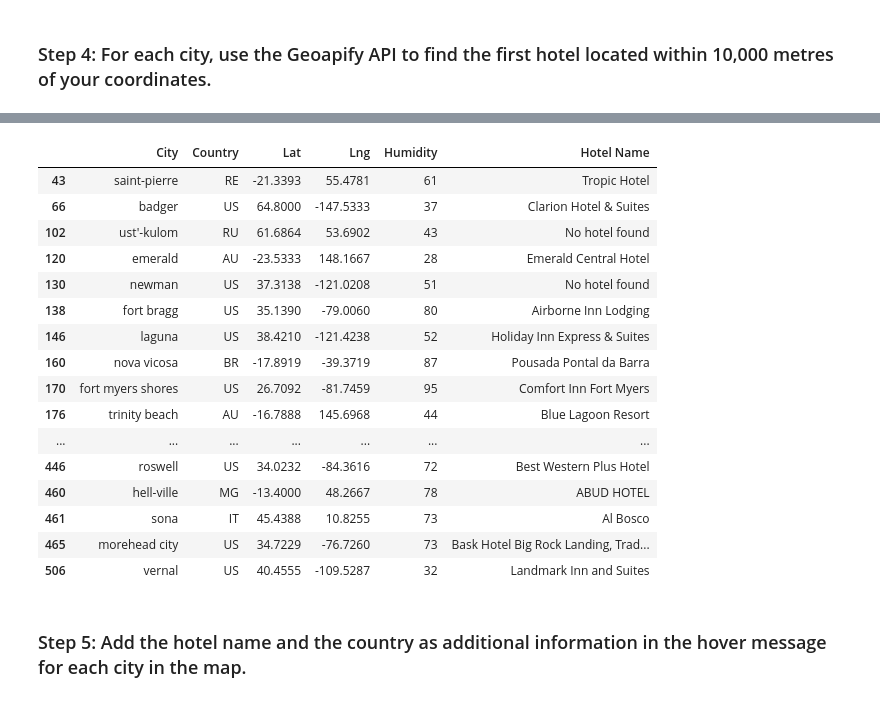
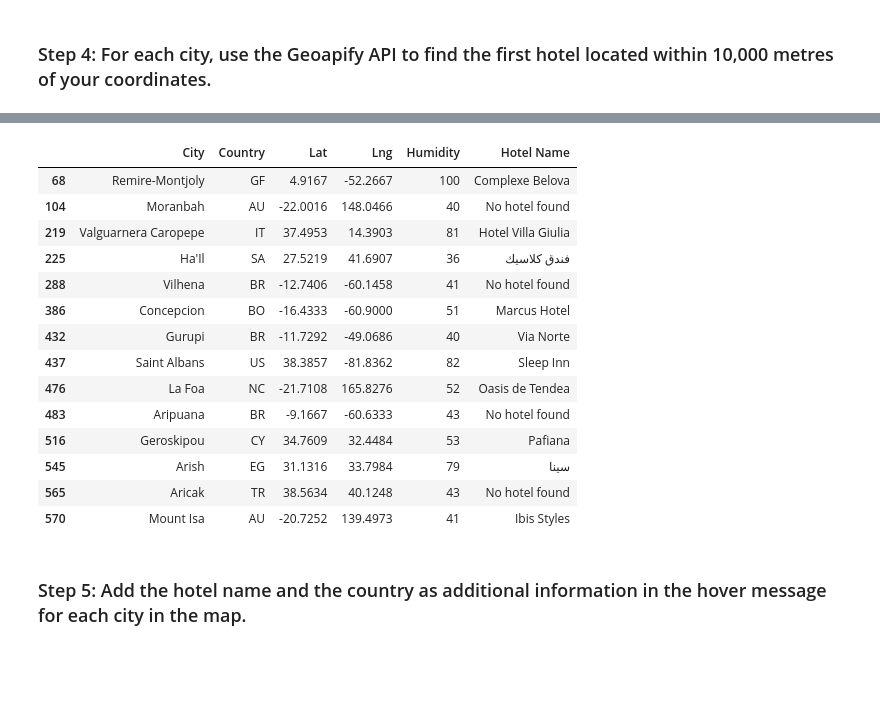
Before and after one commit to cfortiz/python-api-challenge, a Jupyter notebook: WeatherPy/VacationPy.ipynb, the cells around one changed output, grey strips where cells are left out. Saved outputs shown, nothing was run; the diff lists cells and outputs as text; code cells hidden in the pictures; blank space fills up the shorter version.

```diff
--- a/WeatherPy/VacationPy.ipynb
+++ b/WeatherPy/VacationPy.ipynb
@@ -19,6 +15,9 @@ from api_keys import geoapify_key
 # Load the CSV file created in Part 1 into a Pandas DataFrame
 city_data_df = pd.read_csv("output_data/cities.csv")
 
+# Re-capitalize city names, since the API brought them in lowercase
+city_data_df["City"] = city_data_df["City"].str.title()
+
 # Display sample data
 city_data_df.head()
 # %% [output]
@@ -58,12 +57,11 @@ map_plot_1
 # Narrow down cities that fit criteria and drop any results with null values
 # Criteria max temp between 68°F and 78°F, wind speed of at most 10 mph, and
 # 0% cloudiness.
-
-ideal_df = city_data_df.loc[ \
-    (city_data_df[["Max Temp"]] >= 68) & \
-    (city_data_df[["Max Temp"]] <= 78) & \
-    (city_data_df[["Wind Speed"]] <= 10) & \
-    (city_data_df[["Cloudiness"]] == 0), : \
+ideal_df = city_data_df.loc[
+    (city_data_df["Max Temp"] >= 68) &
+    (city_data_df["Max Temp"] <= 78) &
+    (city_data_df["Wind Speed"] <= 10) &
+    (city_data_df["Cloudiness"] == 0)
 ]
 
 # Drop any rows with null values
@@ -77,12 +80,12 @@ ValueError: Cannot index with multidimensional key
 ### Step 3: Create a new DataFrame called `hotel_df`.
 # %%
 # Use the Pandas copy function to create DataFrame called hotel_df to store the city, country, coordinates, and humidity
-# YOUR CODE HERE
+hotel_df = ideal_df[["City", "Country", "Lat", "Lng", "Humidity"]].copy()
 
 # Add an empty column, "Hotel Name," to the DataFrame so you can store the hotel found using the Geoapify API
-# YOUR CODE HERE
+hotel_df["Hotel Name"] = ""
 
 # Display sample data
-# YOUR CODE HERE
+hotel_df.head()
 # %% [output]
 |  | City | Country | Lat | Lng | Humidity | Hotel Name |
@@ -106,10 +98,12 @@ ValueError: Cannot index with multidimensional key
 ### Step 4: For each city, use the Geoapify API to find the first hotel located within 10,000 metres of your coordinates.
 # %%
 # Set parameters to search for a hotel
-radius = # YOUR CODE HERE
-params = {
-    # YOUR CODE HERE
-}
+radius = 10_000
+params = dict(
+    limit=1,
+    apiKey=geoapify_key,
+    categories="accommodation.hotel",
+)
 
 # Print a message to follow up the hotel search
 print("Starting hotel search")
@@ -117,27 +111,27 @@ print("Starting hotel search")
 # Iterate through the hotel_df DataFrame
 for index, row in hotel_df.iterrows():
     # get latitude, longitude from the DataFrame
-    # YOUR CODE HERE
+    latitude, longitude = row["Lat"], row["Lng"]
 
     # Add the current city's latitude and longitude to the params dictionary
-    params["filter"] = # YOUR CODE HERE
-    params["bias"] = # YOUR CODE HERE
+    params["filter"] = f"circle:{longitude},{latitude},{radius}"
+    params["bias"] = f"proximity:{longitude},{latitude}"
 
     # Set base URL
     base_url = "https://api.geoapify.com/v2/places"
 
     # Make and API request using the params dictionary
-    name_address = # YOUR CODE HERE
+    response = requests.get(base_url, params=params)
 
     # Convert the API response to JSON format
-    name_address = # YOUR CODE HERE
+    name_address = response.json()
 
     # Grab the first hotel from the results and store the name in the hotel_df DataFrame
     try:
         hotel_df.loc[index, "Hotel Name"] = name_address["features"][0]["properties"]["name"]
     except (KeyError, IndexError):
         # If no hotel is found, set the hotel name as "No hotel found".
-        hotel_df.loc[index, "Hotel Name"] = "No hotel found"
+        hotel_df.loc[index, "Hotel Name"] = f"No hotel found"
 
     # Log the search results
     print(f"{hotel_df.loc[index, 'City']} - nearest hotel: {hotel_df.loc[index, 'Hotel Name']}")
@@ -165,19 +157,17 @@ vernal - nearest hotel: Landmark Inn and Suites
 |  | City | Country | Lat | Lng | Humidity | Hotel Name |
-| 43 | saint-pierre | RE | -21.3393 | 55.4781 | 61 | Tropic Hotel |
-| 66 | badger | US | 64.8000 | -147.5333 | 37 | Clarion Hotel & Suites |
-| 102 | ust'-kulom | RU | 61.6864 | 53.6902 | 43 | No hotel found |
-| 120 | emerald | AU | -23.5333 | 148.1667 | 28 | Emerald Central Hotel |
-| 130 | newman | US | 37.3138 | -121.0208 | 51 | No hotel found |
-| 138 | fort bragg | US | 35.1390 | -79.0060 | 80 | Airborne Inn Lodging |
-| 146 | laguna | US | 38.4210 | -121.4238 | 52 | Holiday Inn Express & Suites |
-| 160 | nova vicosa | BR | -17.8919 | -39.3719 | 87 | Pousada Pontal da Barra |
-| 170 | fort myers shores | US | 26.7092 | -81.7459 | 95 | Comfort Inn Fort Myers |
-| 176 | trinity beach | AU | -16.7888 | 145.6968 | 44 | Blue Lagoon Resort |
-| ... | ... | ... | ... | ... | ... | ... |
-| 446 | roswell | US | 34.0232 | -84.3616 | 72 | Best Western Plus Hotel |
-| 460 | hell-ville | MG | -13.4000 | 48.2667 | 78 | ABUD HOTEL |
-| 461 | sona | IT | 45.4388 | 10.8255 | 73 | Al Bosco |
-| 465 | morehead city | US | 34.7229 | -76.7260 | 73 | Bask Hotel Big Rock Landing, Trad... |
-| 506 | vernal | US | 40.4555 | -109.5287 | 32 | Landmark Inn and Suites |
+| 68 | Remire-Montjoly | GF | 4.9167 | -52.2667 | 100 | Complexe Belova |
+| 104 | Moranbah | AU | -22.0016 | 148.0466 | 40 | No hotel found |
+| 219 | Valguarnera Caropepe | IT | 37.4953 | 14.3903 | 81 | Hotel Villa Giulia |
+| 225 | Ha'Il | SA | 27.5219 | 41.6907 | 36 | فندق كلاسيك |
+| 288 | Vilhena | BR | -12.7406 | -60.1458 | 41 | No hotel found |
+| 386 | Concepcion | BO | -16.4333 | -60.9000 | 51 | Marcus Hotel |
+| 432 | Gurupi | BR | -11.7292 | -49.0686 | 40 | Via Norte |
+| 437 | Saint Albans | US | 38.3857 | -81.8362 | 82 | Sleep Inn |
+| 476 | La Foa | NC | -21.7108 | 165.8276 | 52 | Oasis de Tendea |
+| 483 | Aripuana | BR | -9.1667 | -60.6333 | 43 | No hotel found |
+| 516 | Geroskipou | CY | 34.7609 | 32.4484 | 53 | Pafiana |
+| 545 | Arish | EG | 31.1316 | 33.7984 | 79 | سينا |
+| 565 | Aricak | TR | 38.5634 | 40.1248 | 43 | No hotel found |
+| 570 | Mount Isa | AU | -20.7252 | 139.4973 | 41 | Ibis Styles |
 # %% [markdown]
 ### Step 5: Add the hotel name and the country as additional information in the hover message for each city in the map.
```
Also changed, not shown: parts of 7 cells of this notebook.
